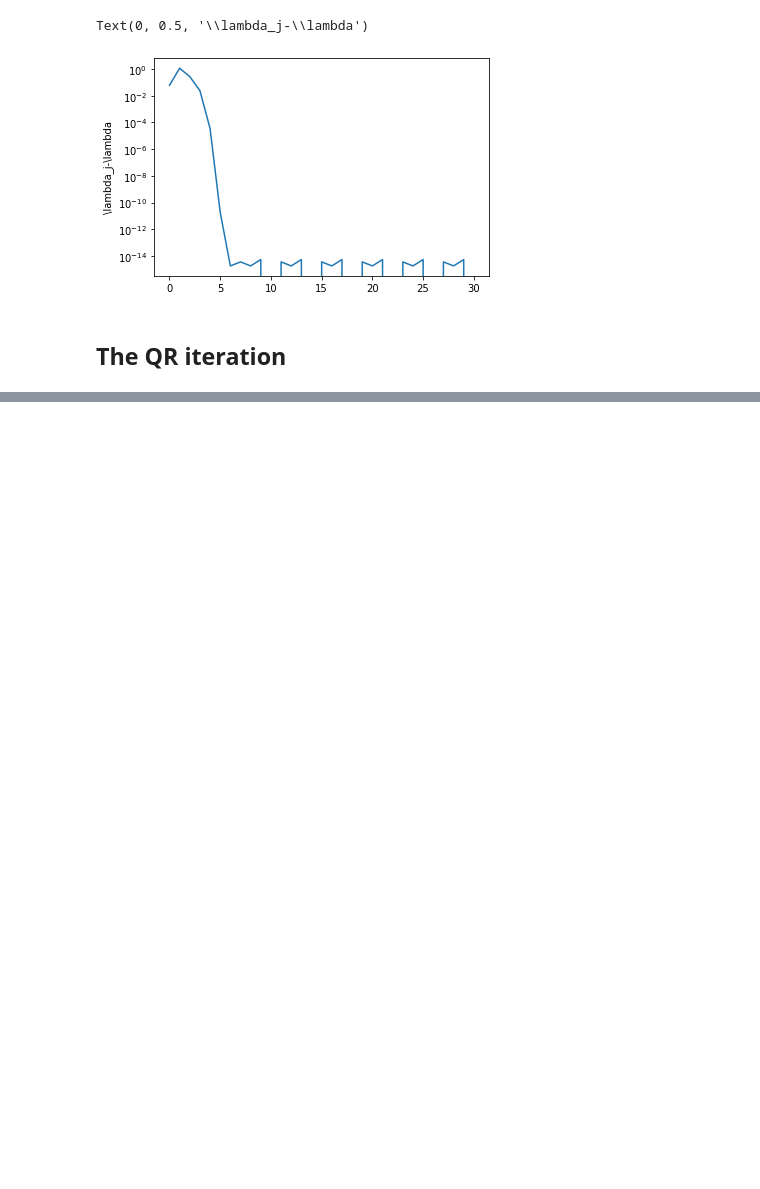
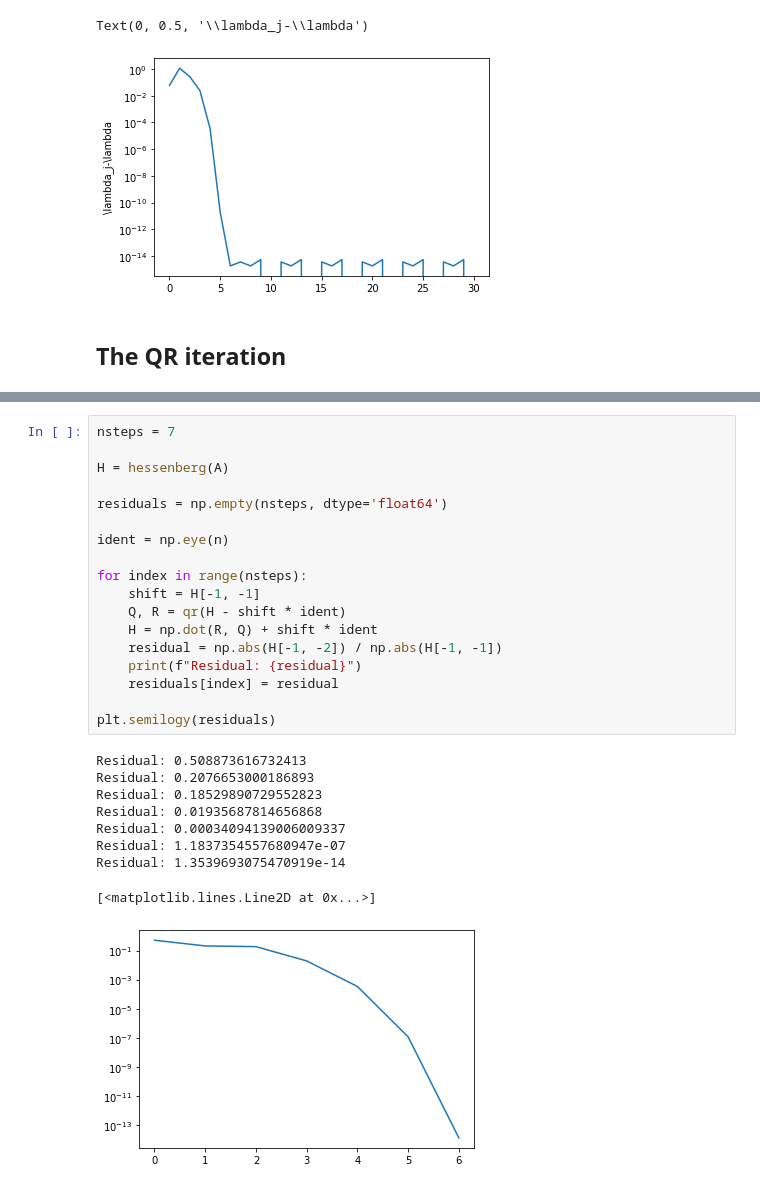
Before and after one commit to tbetcke/math0058_lecture_notes, a Jupyter notebook: _sources/computing_eigenvalues.ipynb, the cells around one changed output, grey strips where cells are left out. Drawn from its saved outputs; the diff is of its cells as text; blank space fills up the shorter version.

```diff
--- a/_sources/computing_eigenvalues_part_1.ipynb
+++ b/_sources/computing_eigenvalues.ipynb
@@ -360,0 +435,28 @@ All three problems can be overcome.
+# %%
+nsteps = 7
+
+H = hessenberg(A)
+
+residuals = np.empty(nsteps, dtype='float64')
+
+ident = np.eye(n)
+
+for index in range(nsteps):
+    shift = H[-1, -1]
+    Q, R = qr(H - shift * ident)
+    H = np.dot(R, Q) + shift * ident
+    residual = np.abs(H[-1, -2]) / np.abs(H[-1, -1])
+    print(f"Residual: {residual}")
+    residuals[index] = residual
+
+plt.semilogy(residuals)
+# %% [output]
+Residual: 0.508873616732413
+Residual: 0.2076653000186893
+Residual: 0.18529890729552823
+Residual: 0.01935687814656868
+Residual: 0.00034094139006009337
+Residual: 1.1837354557680947e-07
+Residual: 1.3539693075470919e-14
+[<matplotlib.lines.Line2D at 0x...>]
+[figure, added]
```
Also changed, not shown: parts of 18 cells of this notebook, 41 other files.
